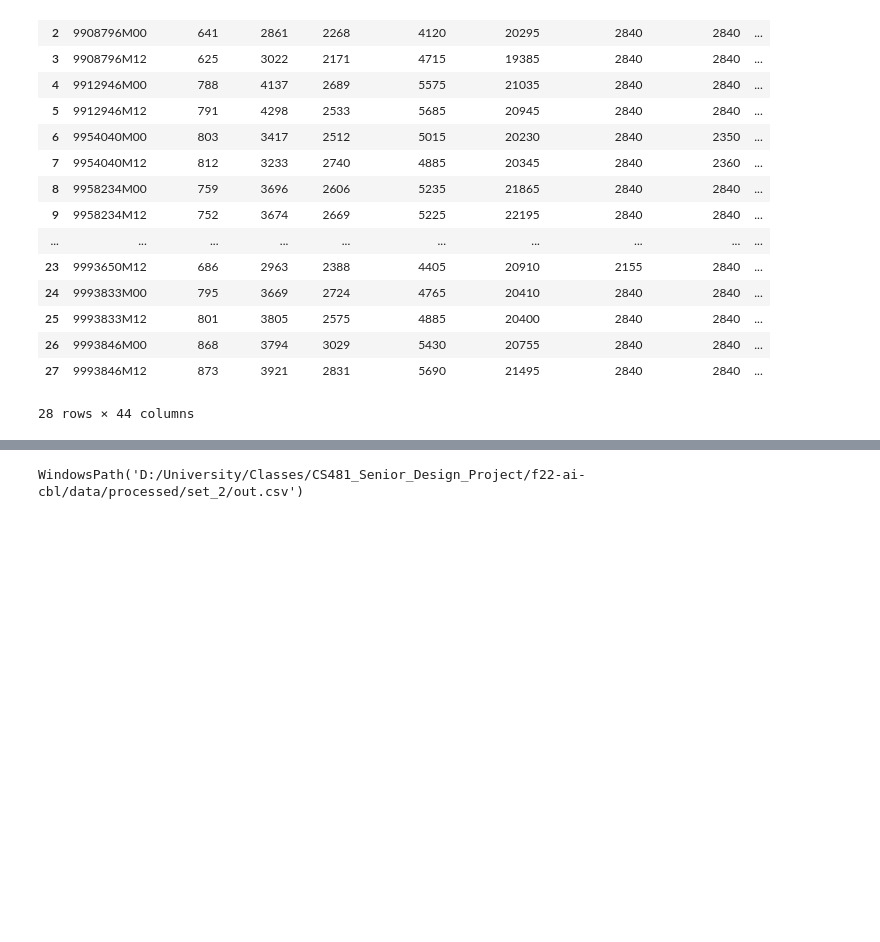
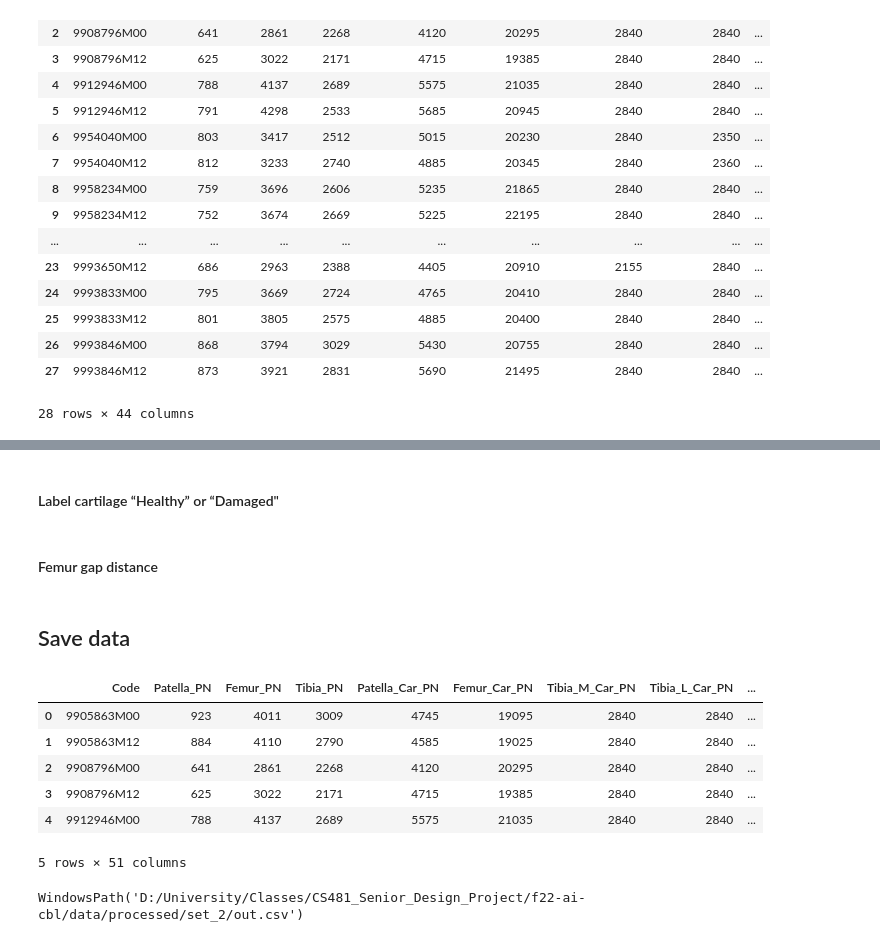
Before and after one commit to cs481-ekh/f22-ai-cbl, a Jupyter notebook: notebooks/patients_data_loading_set2.ipynb, the cells around one changed output, grey strips where cells are left out. Saved outputs shown, nothing was run; the diff lists cells and outputs as text; code cells hidden in the pictures; blank space fills up the shorter version.

```diff
--- a/notebooks/patients_data_loading_set2.ipynb
+++ b/notebooks/patients_data_loading_set2.ipynb
@@ -235,3 +244,25 @@ result
+# %%
+result = add_tib_car_curv(patients_knees, result)
+# %% [markdown]
+#### Label cartilage “Healthy” or “Damaged"
+# %%
+result = evaluate_cartilage(patients_knees, result)
+# %% [markdown]
+#### Femur gap distance
+# %%
+result = add_femur_gap_distance(patients_knees, result)
+# %% [markdown]
+## Save data
+# %%
+result.head()
+# %% [output]
+|  | Code | Patella_PN | Femur_PN | Tibia_PN | Patella_Car_PN | Femur_Car_PN | Tibia_M_Car_PN | Tibia_L_Car_PN | ... |
+| 0 | 9905863M00 | 923 | 4011 | 3009 | 4745 | 19095 | 2840 | 2840 | ... |
+| 1 | 9905863M12 | 884 | 4110 | 2790 | 4585 | 19025 | 2840 | 2840 | ... |
+| 2 | 9908796M00 | 641 | 2861 | 2268 | 4120 | 20295 | 2840 | 2840 | ... |
+| 3 | 9908796M12 | 625 | 3022 | 2171 | 4715 | 19385 | 2840 | 2840 | ... |
+| 4 | 9912946M00 | 788 | 4137 | 2689 | 5575 | 21035 | 2840 | 2840 | ... |
+5 rows × 51 columns
 # %%
 output_path = Path.joinpath(processed_data_dir, data_set_name, "out.csv")
 result.to_csv(output_path)
```
Also changed, not shown: parts of 3 cells of this notebook, 2 other files.
